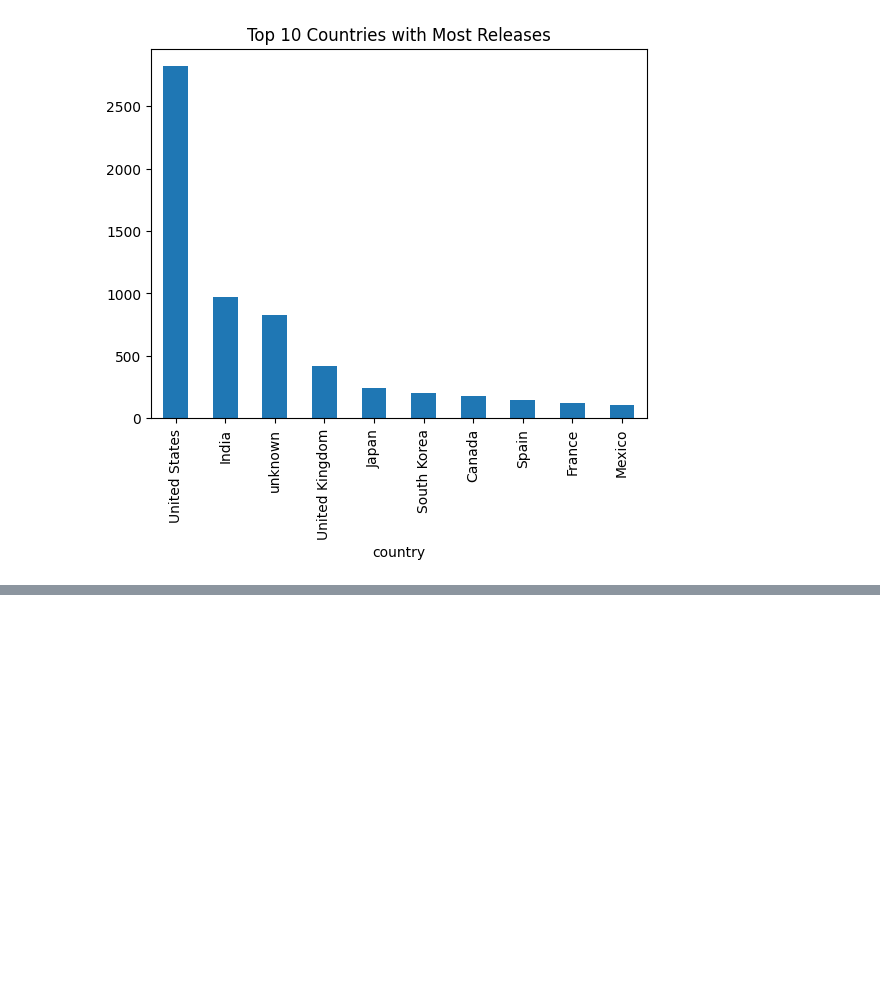
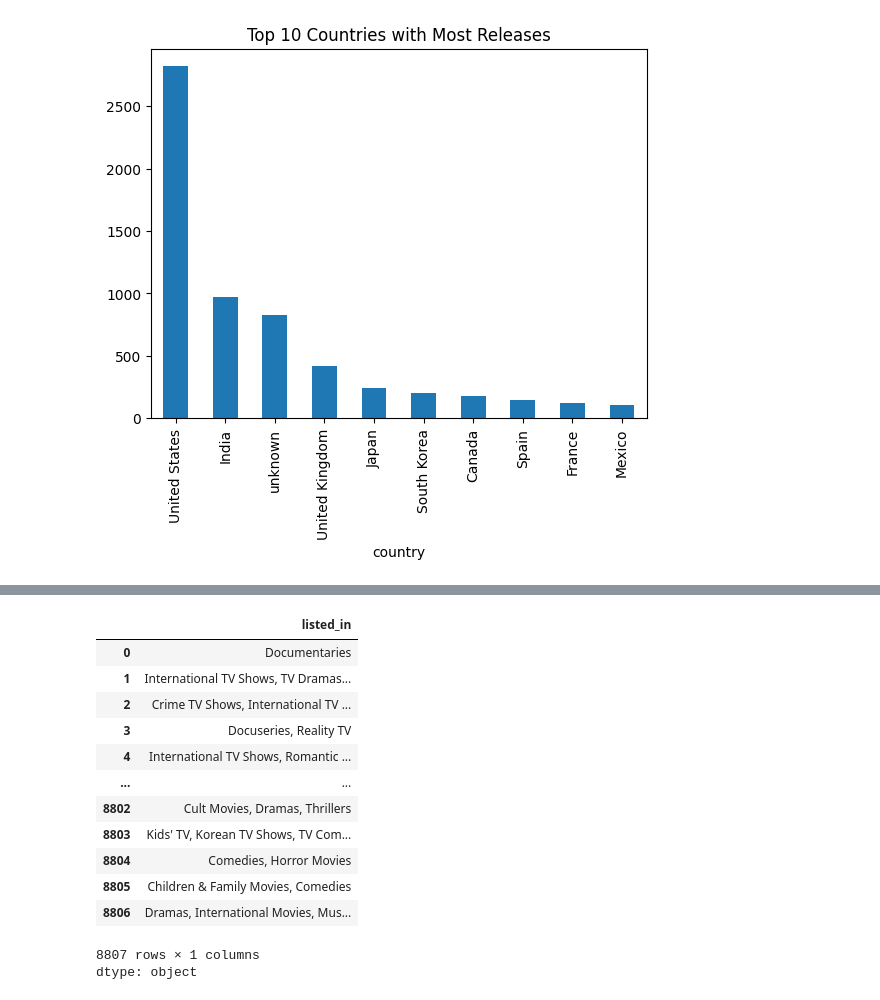
Before and after one commit to harshitrana672/Exploratory_Data_Analysis, a Jupyter notebook: NetflixAnalysis.ipynb, the cells around one changed output, grey strips where cells are left out. Saved outputs shown, nothing was run; the diff lists cells and outputs as text; code cells hidden in the pictures; blank space fills up the shorter version.

```diff
--- a/NetflixAnalysis.ipynb
+++ b/NetflixAnalysis.ipynb
@@ -358,0 +371,19 @@ top_countries.plot(kind='bar',title='Top 10 Countries with Most Releases')
+# %%
+df['genres']=df['listed_in'].str.split(', ')
+# %%
+df['listed_in']
+# %% [output]
+|  | listed_in |
+| 0 | Documentaries |
+| 1 | International TV Shows, TV Dramas... |
+| 2 | Crime TV Shows, International TV ... |
+| 3 | Docuseries, Reality TV |
+| 4 | International TV Shows, Romantic ... |
+| ... | ... |
+| 8802 | Cult Movies, Dramas, Thrillers |
+| 8803 | Kids' TV, Korean TV Shows, TV Com... |
+| 8804 | Comedies, Horror Movies |
+| 8805 | Children & Family Movies, Comedies |
+| 8806 | Dramas, International Movies, Mus... |
+8807 rows × 1 columns
+dtype: object
```
Also changed, not shown: parts of 8 cells of this notebook.
